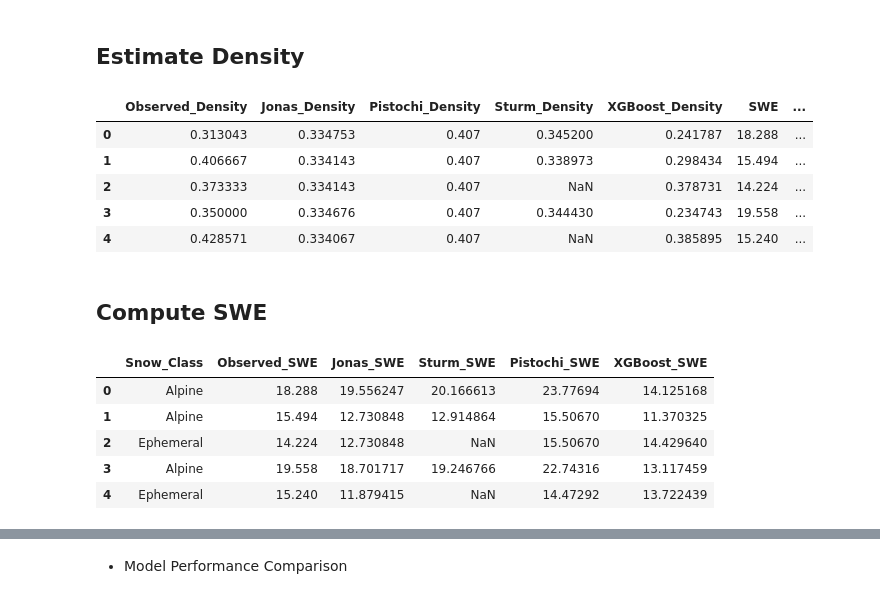
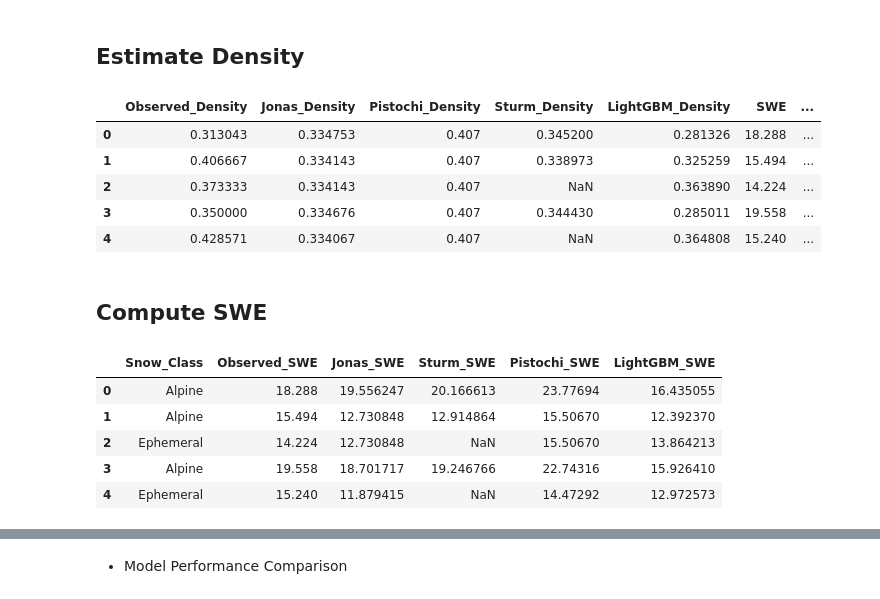
Before and after one commit to cryogars/density-models, a Jupyter notebook: notebooks/07_model_transferability_analysis.ipynb, the cells around one changed output, grey strips where cells are left out. Saved outputs shown, nothing was run; the diff lists cells and outputs as text; code cells hidden in the pictures.

Commit message:
Transferability to maine complete

```diff
--- a/notebooks/07_model_transferability_analysis.ipynb
+++ b/notebooks/07_model_transferability_analysis.ipynb
@@ -208,36 +208,36 @@ xgb_main.set_param({"device": "cuda:1"})
 # %%
 density_results=(
     clean_df
     .assign(
         Observed_Density=clean_df.Snow_Density,
         Jonas_Density=lambda x: x.loc[:, ('Snow_Depth', 'Date', 'Elevation')].apply(lambda y: JonasDensity().compute_density(snow_depth=y.Snow_Depth*0.01, month=y.Date.month_name(), elevation= y.Elevation), axis=1),
         Pistochi_Density=lambda x: x.loc[:, 'Pistochi_DOWY'].apply(lambda y: PistochiDensity().compute_density(DOY=y)),
         Sturm_Density=lambda x: x.loc[:, ('Snow_Depth', 'Sturm_DOWY', 'Snow_Class')].apply(lambda y: SturmDensity().compute_density(snow_depth=y.Snow_Depth, DOY=y.Sturm_DOWY, snow_class= y.Snow_Class), axis=1),
-        XGBoost_Density=xgb_main.predict(xgb.DMatrix(X_test_main))
+        LightGBM_Density=lgbm_main.predict(x_test_maine)
     )
-    .filter(items=['Observed_Density', 'Jonas_Density', 'Pistochi_Density', 'Sturm_Density', 'XGBoost_Density', 'SWE', 'Snow_Depth', 'Snow_Class'])
+    .filter(items=['Observed_Density', 'Jonas_Density', 'Pistochi_Density', 'Sturm_Density', 'LightGBM_Density', 'SWE', 'Snow_Depth', 'Snow_Class'])
     .reset_index(drop=True)
 )
 
 density_results.head()
 # %% [output]
-|  | Observed_Density | Jonas_Density | Pistochi_Density | Sturm_Density | XGBoost_Density | SWE | ... |
-| 0 | 0.313043 | 0.334753 | 0.407 | 0.345200 | 0.241787 | 18.288 | ... |
-| 1 | 0.406667 | 0.334143 | 0.407 | 0.338973 | 0.298434 | 15.494 | ... |
-| 2 | 0.373333 | 0.334143 | 0.407 | NaN | 0.378731 | 14.224 | ... |
-| 3 | 0.350000 | 0.334676 | 0.407 | 0.344430 | 0.234743 | 19.558 | ... |
-| 4 | 0.428571 | 0.334067 | 0.407 | NaN | 0.385895 | 15.240 | ... |
+|  | Observed_Density | Jonas_Density | Pistochi_Density | Sturm_Density | LightGBM_Density | SWE | ... |
+| 0 | 0.313043 | 0.334753 | 0.407 | 0.345200 | 0.281326 | 18.288 | ... |
+| 1 | 0.406667 | 0.334143 | 0.407 | 0.338973 | 0.325259 | 15.494 | ... |
+| 2 | 0.373333 | 0.334143 | 0.407 | NaN | 0.363890 | 14.224 | ... |
+| 3 | 0.350000 | 0.334676 | 0.407 | 0.344430 | 0.285011 | 19.558 | ... |
+| 4 | 0.428571 | 0.334067 | 0.407 | NaN | 0.364808 | 15.240 | ... |
 # %% [markdown]
 ## Compute SWE
 # %%
 swe_results=(
     density_results
     .assign(
-        Observed_SWE=density_results.SWE,
-        Jonas_SWE=lambda x: x.Jonas_Density * x.Snow_Depth,
-        Sturm_SWE=lambda x: x.Sturm_Density * x.Snow_Depth,
-        Pistochi_SWE=lambda x: x.Pistochi_Density * x.Snow_Depth,
-        XGBoost_SWE=lambda x: x.XGBoost_Density * x.Snow_Depth
+        Observed_SWE=density_results.SWE.values,
+        Jonas_SWE=lambda x: x.Jonas_Density.values * x.Snow_Depth.values,
+        Sturm_SWE=lambda x: x.Sturm_Density.values * x.Snow_Depth.values,
+        Pistochi_SWE=lambda x: x.Pistochi_Density.values * x.Snow_Depth.values,
+        LightGBM_SWE=lambda x: x.LightGBM_Density.values * x.Snow_Depth.values
     )
     .drop(
         columns=[
@@ -246,7 +246,7 @@ swe_results=(
             'Pistochi_Density',
             'Sturm_Density',
             'Snow_Depth',
-            'XGBoost_Density',
+            'LightGBM_Density',
             'SWE'
         ]
     )
@@ -254,9 +254,9 @@ swe_results=(
 
 swe_results.head()
 # %% [output]
-|  | Snow_Class | Observed_SWE | Jonas_SWE | Sturm_SWE | Pistochi_SWE | XGBoost_SWE |
-| 0 | Alpine | 18.288 | 19.556247 | 20.166613 | 23.77694 | 14.125168 |
-| 1 | Alpine | 15.494 | 12.730848 | 12.914864 | 15.50670 | 11.370325 |
-| 2 | Ephemeral | 14.224 | 12.730848 | NaN | 15.50670 | 14.429640 |
-| 3 | Alpine | 19.558 | 18.701717 | 19.246766 | 22.74316 | 13.117459 |
-| 4 | Ephemeral | 15.240 | 11.879415 | NaN | 14.47292 | 13.722439 |
+|  | Snow_Class | Observed_SWE | Jonas_SWE | Sturm_SWE | Pistochi_SWE | LightGBM_SWE |
+| 0 | Alpine | 18.288 | 19.556247 | 20.166613 | 23.77694 | 16.435055 |
+| 1 | Alpine | 15.494 | 12.730848 | 12.914864 | 15.50670 | 12.392370 |
+| 2 | Ephemeral | 14.224 | 12.730848 | NaN | 15.50670 | 13.864213 |
+| 3 | Alpine | 19.558 | 18.701717 | 19.246766 | 22.74316 | 15.926410 |
+| 4 | Ephemeral | 15.240 | 11.879415 | NaN | 14.47292 | 12.972573 |
```
Also changed, not shown: parts of 6 cells of this notebook.
